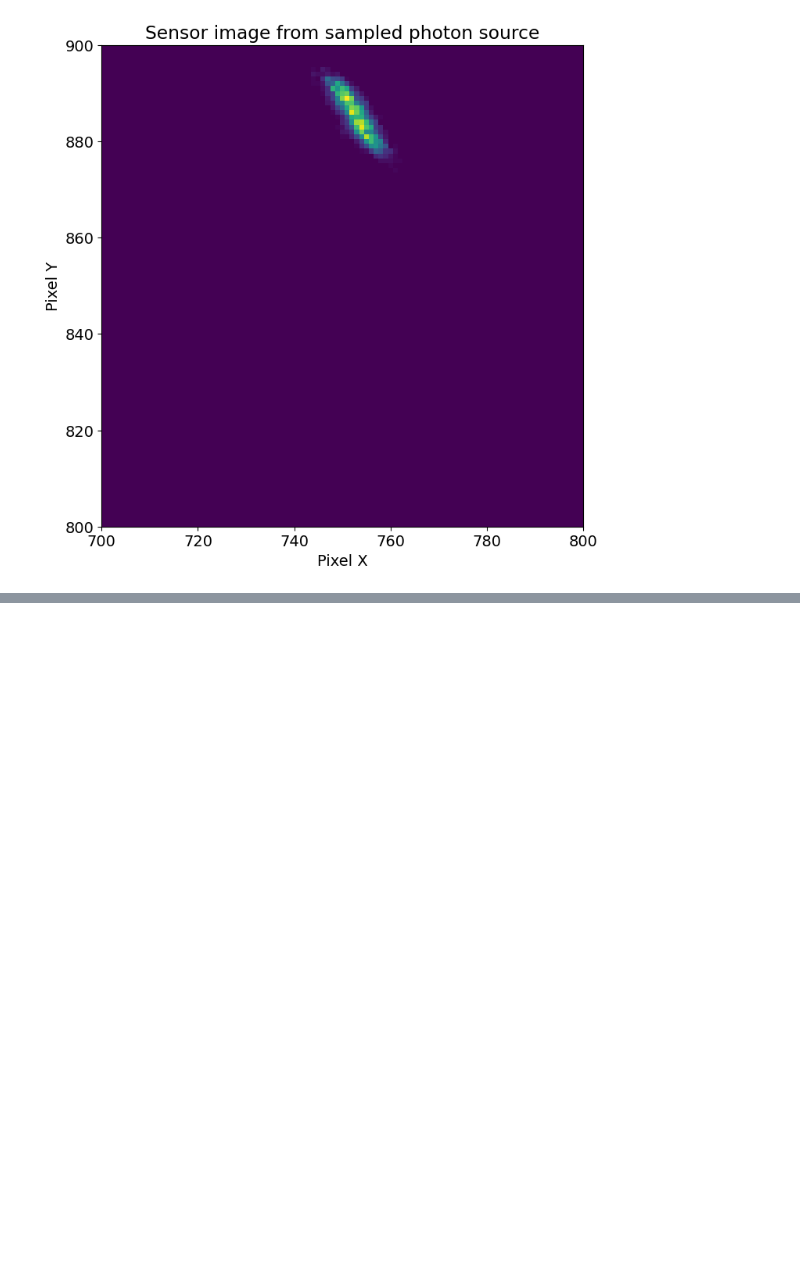
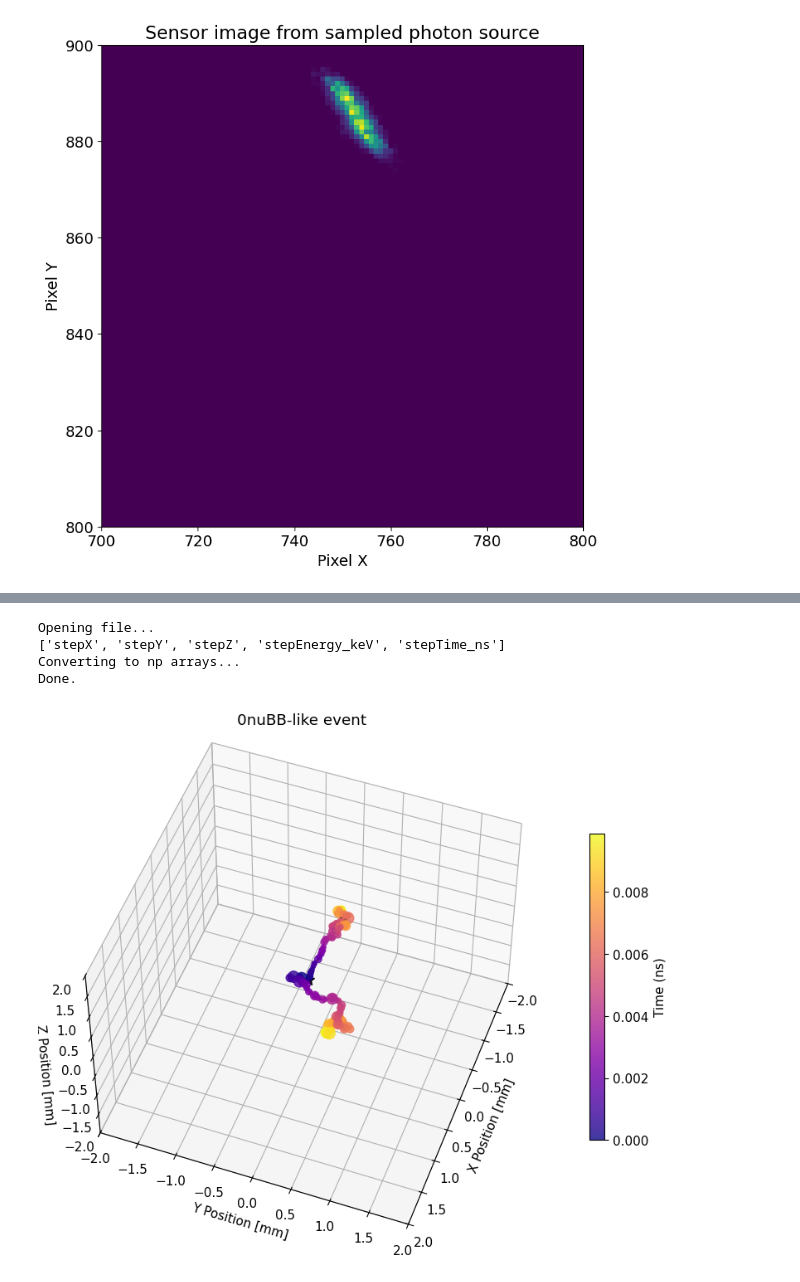
Before and after one commit to bglenardo/XLZD, a Jupyter notebook: Fisheye/Test Fisheye class.ipynb, the cells around one changed output, grey strips where cells are left out. Saved outputs shown, nothing was run; the diff lists cells and outputs as text; code cells hidden in the pictures; blank space fills up the shorter version.

```diff
--- a/Fisheye/Test Fisheye class.ipynb
+++ b/Fisheye/Test Fisheye class.ipynb
@@ -295,0 +558,80 @@ Ignoring fixed x limits to fulfill fixed data aspect with adjustable data limits
+# %%
+datadir = '../data/'
+
+electrons_data_filename = 'KTonXe_liquidXe_TwoElectrons_Qbb_over_2__1e5evts_SHORTCUTS_968114238_REDUCED.root'
+
+print('Opening file...')
+electrons_file = up.open(datadir + electrons_data_filename)
+electrons_tree = electrons_file['data']
+print(electrons_tree.keys())
+# print(electrons_tree['Event/tracks/tracks.steps'].interpretation)
+
+print('Converting to np arrays...')
+electrons_data = electrons_tree.arrays(library='np', entry_stop=-1)
+print('Done.\n')
+# %% [output]
+Opening file...
+['stepX', 'stepY', 'stepZ', 'stepEnergy_keV', 'stepTime_ns']
+Converting to np arrays...
+Done.
+# %%
+import matplotlib.pyplot as plt
+from mpl_toolkits.mplot3d import Axes3D
+
+plt.rcParams['font.size'] = 11
+
+idx = 2
+
+x = electrons_data['stepX'][idx]
+y = electrons_data['stepY'][idx]
+z = electrons_data['stepZ'][idx]
+energy = electrons_data['stepEnergy_keV'][idx]
+time = electrons_data['stepTime_ns'][idx]
+srt = np.argsort(time)
+
+# print('Range of event {}: {:4.4}mm'.format(idx, ComputeRange(x[srt],y[srt],z[srt])))
+
+marker_sizes = (energy - min(energy)) / (max(energy) - min(energy)) * 100
+time_normalized = time - min(time) #(time - min(time)) / (max(time) - min(time)) * 200
+
+fig = plt.figure(figsize=(10, 8))
+ax = fig.add_subplot(111, projection='3d')
+sc = ax.scatter(x[srt], y[srt], z[srt], s=marker_sizes[srt], c=time_normalized[srt], cmap='plasma', alpha=0.8)
+p = ax.plot(np.append([0.],x[srt]), np.append([0.],y[srt]), np.append([0.],z[srt]), '-k', linewidth=1)
+
+
+# idx = idx+1
+
+x = electrons_data['stepX'][idx+1]
+y = electrons_data['stepY'][idx+1]
+z = electrons_data['stepZ'][idx+1]
+energy = electrons_data['stepEnergy_keV'][idx+1]
+time = electrons_data['stepTime_ns'][idx+1]
+srt = np.argsort(time)
+
+marker_sizes = (energy - min(energy)) / (max(energy) - min(energy)) * 100
+time_normalized = time - min(time) #(time - min(time)) / (max(time) - min(time)) * 200
+
+# fig = plt.figure(figsize=(10, 8))
+# ax = fig.add_subplot(111, projection='3d')
+sc = ax.scatter(x[srt], y[srt], z[srt], s=marker_sizes[srt], c=time_normalized[srt], cmap='plasma', alpha=0.8)
+p = ax.plot(np.append([0.],x[srt]), np.append([0.],y[srt]), np.append([0.],z[srt]), '-k', linewidth=1)
+p2 = ax.plot(0.,0.,0.,'*',color='k',markersize=10)
+
+box_size = 2.
+
+ax.set_xlim(-box_size,box_size)
+ax.set_ylim(-box_size,box_size)
+ax.set_zlim(-box_size,box_size)
+ax.view_init(elev=90, azim=0)
+ax.view_init(elev=50, azim=20)
+
+ax.set_xlabel("X Position [mm]")
+ax.set_ylabel("Y Position [mm]")
+ax.set_zlabel("Z Position [mm]")
+ax.set_title("0nuBB-like event")
+
+cbar = plt.colorbar(sc, ax=ax, shrink=0.6)
+cbar.set_label("Time (ns)")
+# %% [output]
+[figure, added]
```
Also changed, not shown: parts of 12 cells of this notebook, 2 other files.
